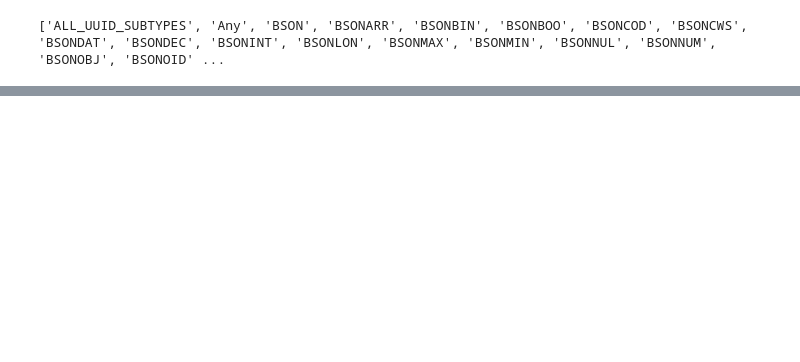
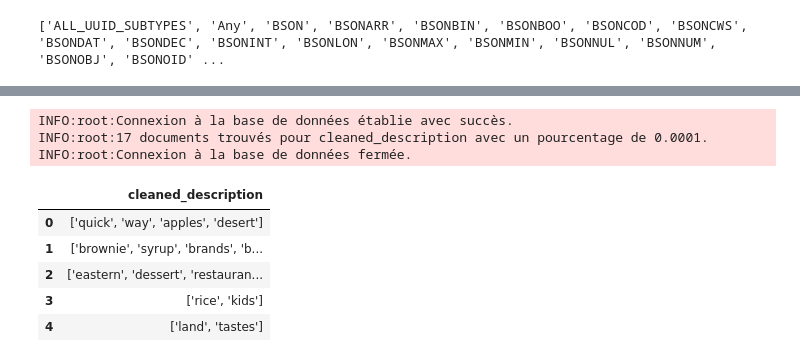
Before and after one commit to amaldre/projet_Kit_Big_Data, a Jupyter notebook: data_processing/Test_de_clustering_BERTopic.ipynb, the cells around one changed output, grey strips where cells are left out. Cells and saved outputs as stored; diff of their text form; code cells hidden in the pictures; blank space fills up the shorter version.

```diff
--- a/data_processing/Test_de_clustering_BERTopic.ipynb
+++ b/data_processing/Test_de_clustering_BERTopic.ipynb
@@ -10,7 +10,7 @@ print(dir(bson))
 # %%
 db_api = DBapi()
 with db_api:
-    result = db_api.get_percentage('cleaned_description',0.2)
+    result = db_api.get_percentage('cleaned_description',0.4)
     df = pd.DataFrame(result)
 # %% [output]
 INFO:root:Connexion à la base de données établie avec succès.
@@ -87,0 +114,18 @@ topic_model.visualize_heatmap(n_clusters=7)
+# %%
+db_api = DBapi()
+with db_api:
+    result = db_api.get_percentage('cleaned_description',0.0001)
+    df_test = pd.DataFrame(result)
+# %% [output]
+INFO:root:Connexion à la base de données établie avec succès.
+INFO:root:17 documents trouvés pour cleaned_description avec un pourcentage de 0.0001.
+INFO:root:Connexion à la base de données fermée.
+# %%
+df_test.head()
+# %% [output]
+|  | cleaned_description |
+| 0 | ['quick', 'way', 'apples', 'desert'] |
+| 1 | ['brownie', 'syrup', 'brands', 'b... |
+| 2 | ['eastern', 'dessert', 'restauran... |
+| 3 | ['rice', 'kids'] |
+| 4 | ['land', 'tastes'] |
```
Also changed, not shown: parts of 11 cells of this notebook, 18 other files.
